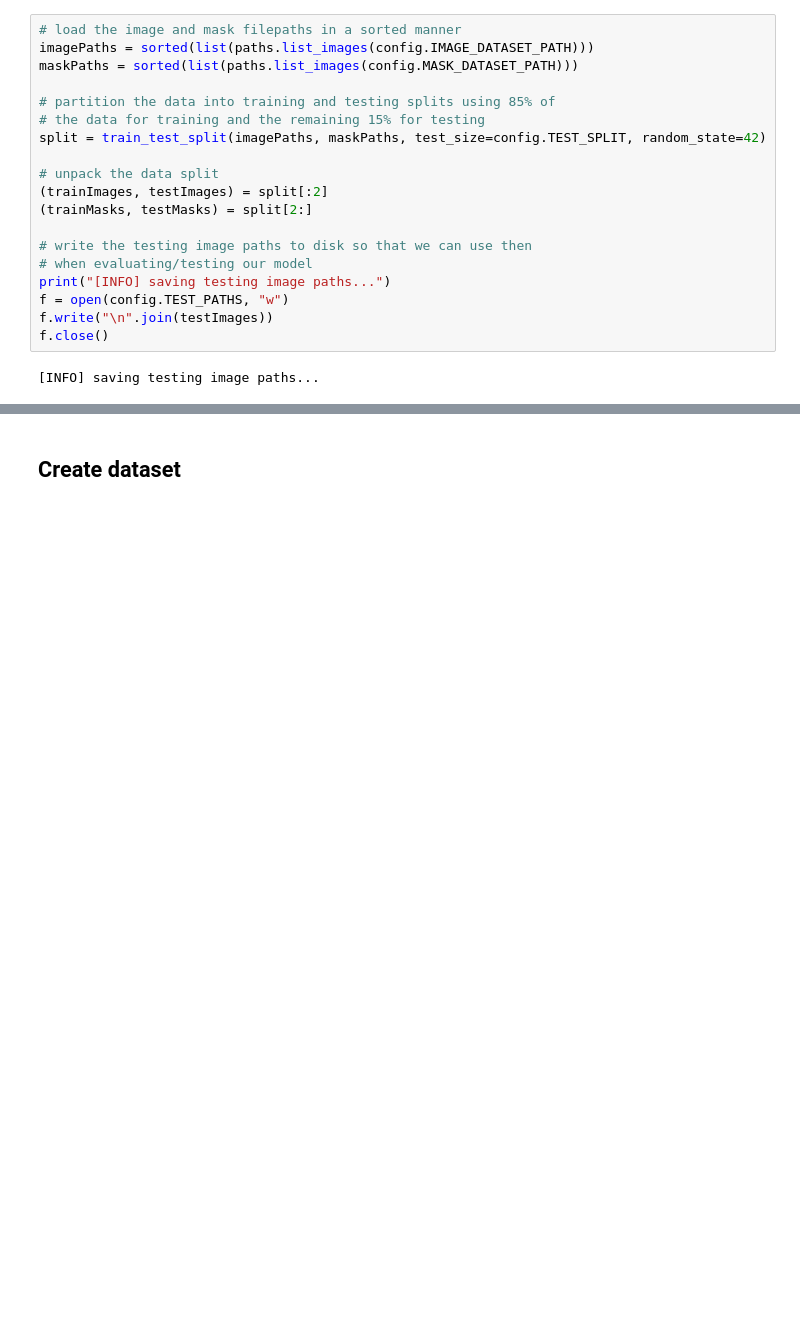
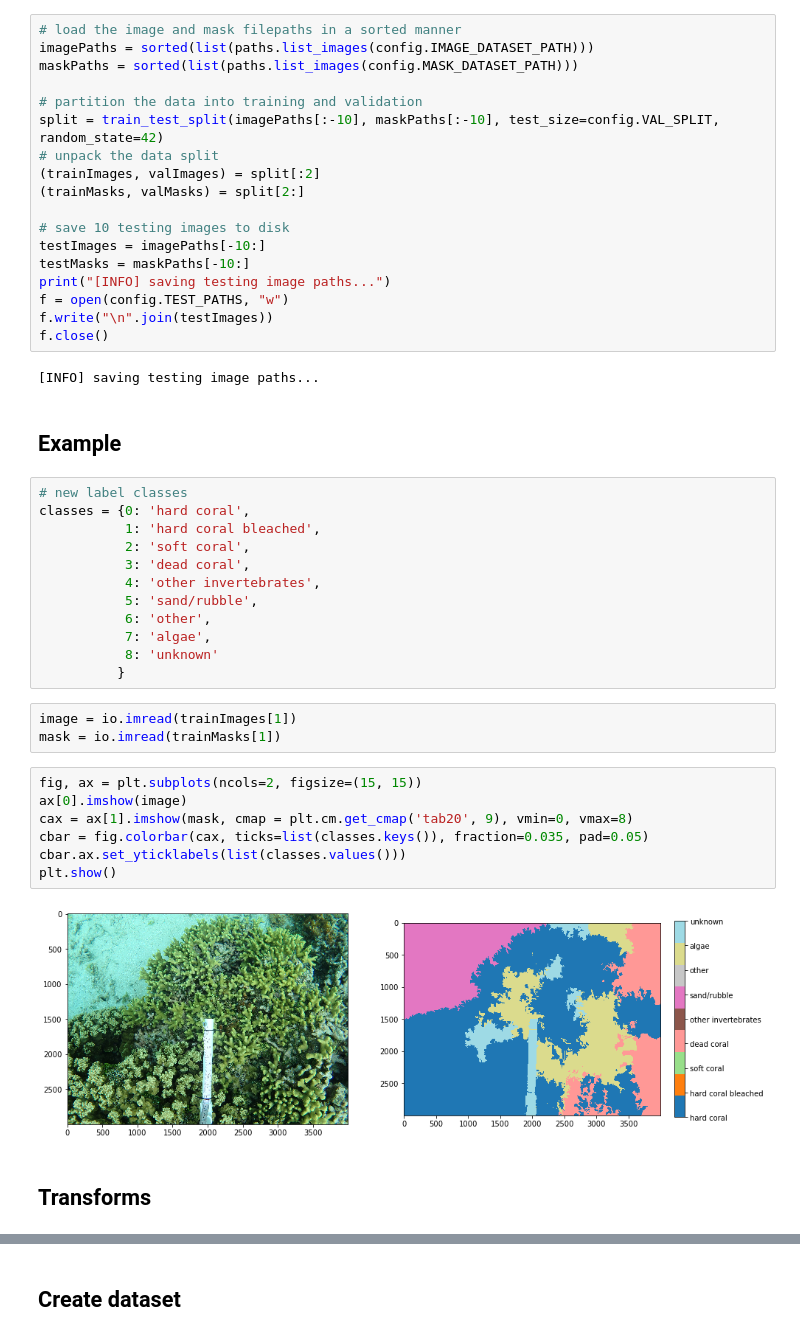
Before and after one commit to javander13/Thesis, a Jupyter notebook: Segmentation_Model/train_images.ipynb, the cells around one changed output, grey strips where cells are left out. Saved outputs shown, nothing was run; the diff lists cells and outputs as text; blank space fills up the shorter version.

Commit message:
new mask stuff

```diff
--- a/Segmentation_Model/train_images.ipynb
+++ b/Segmentation_Model/train_images.ipynb
@@ -49,19 +49,46 @@ Is CUDA supported by this system? True
 imagePaths = sorted(list(paths.list_images(config.IMAGE_DATASET_PATH)))
 maskPaths = sorted(list(paths.list_images(config.MASK_DATASET_PATH)))
 
-# partition the data into training and testing splits using 85% of
-# the data for training and the remaining 15% for testing
-split = train_test_split(imagePaths, maskPaths, test_size=config.TEST_SPLIT, random_state=42)
+# partition the data into training and validation
+split = train_test_split(imagePaths[:-10], maskPaths[:-10], test_size=config.VAL_SPLIT, random_state=42)
+# unpack the data split
+(trainImages, valImages) = split[:2]
+(trainMasks, valMasks) = split[2:]
 
-# unpack the data split
-(trainImages, testImages) = split[:2]
-(trainMasks, testMasks) = split[2:]
-
-# write the testing image paths to disk so that we can use then
-# when evaluating/testing our model
+# save 10 testing images to disk
+testImages = imagePaths[-10:]
+testMasks = maskPaths[-10:]
 print("[INFO] saving testing image paths...")
 f = open(config.TEST_PATHS, "w")
 f.write("\n".join(testImages))
 f.close()
 # %% [output]
 [INFO] saving testing image paths...
+# %% [markdown]
+## Example
+# %%
+# new label classes
+classes = {0: 'hard coral',
+           1: 'hard coral bleached',
+           2: 'soft coral',
+           3: 'dead coral',
+           4: 'other invertebrates',
+           5: 'sand/rubble',
+           6: 'other',
+           7: 'algae',
+           8: 'unknown'
+          }
+# %%
+image = io.imread(trainImages[1])
+mask = io.imread(trainMasks[1])
+# %%
+fig, ax = plt.subplots(ncols=2, figsize=(15, 15))
+ax[0].imshow(image)
+cax = ax[1].imshow(mask, cmap = plt.cm.get_cmap('tab20', 9), vmin=0, vmax=8)
+cbar = fig.colorbar(cax, ticks=list(classes.keys()), fraction=0.035, pad=0.05)
+cbar.ax.set_yticklabels(list(classes.values()))
+plt.show()
+# %% [output]
+[figure, added]
+# %% [markdown]
+## Transforms
```
Also changed, not shown: parts of 13 cells of this notebook, 7 other files.
